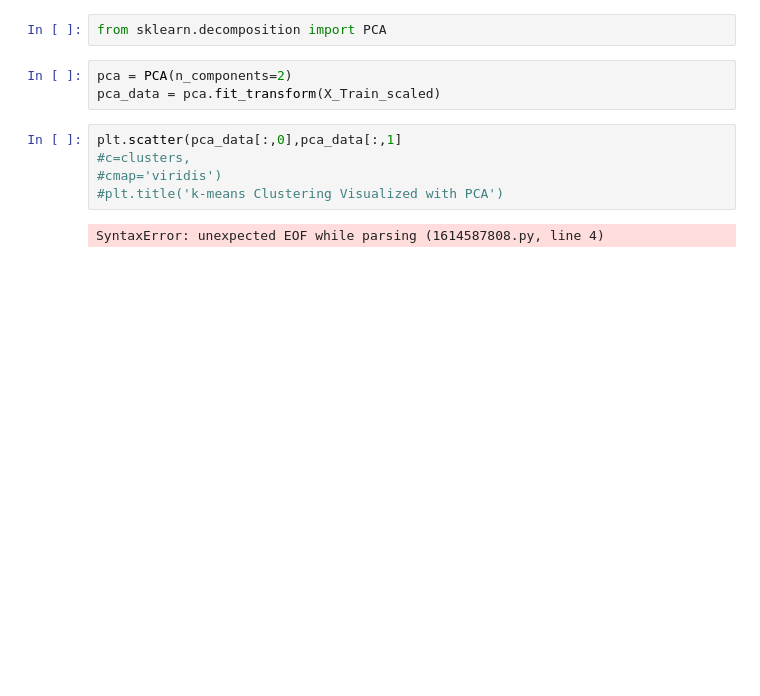
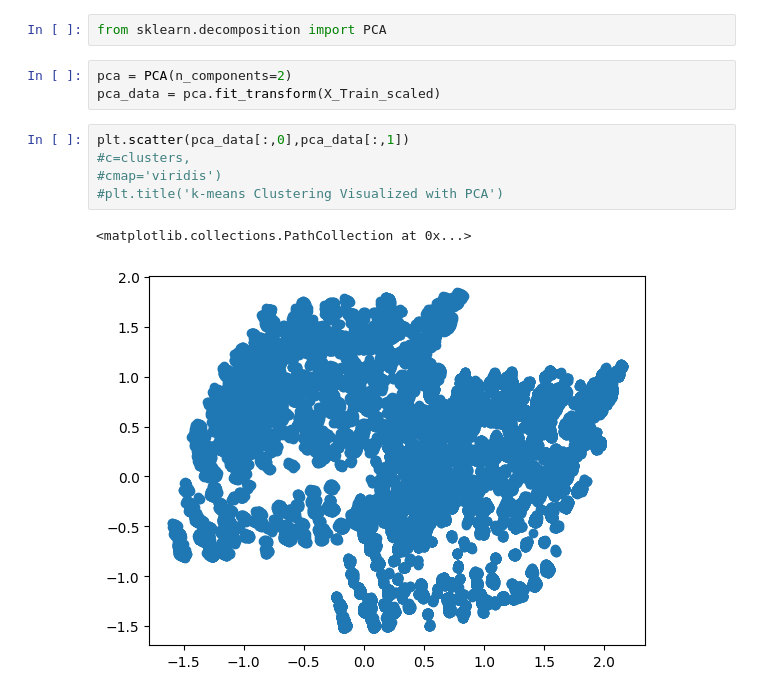
Before and after one commit to Akashdesh0801/My_repo, a Jupyter notebook: python_backup_1.ipynb, the cells around one changed output. Cells and saved outputs as stored; diff of their text form; blank space fills up the shorter version.

```diff
--- a/python_backup_1.ipynb
+++ b/python_backup_1.ipynb
@@ -360,9 +360,10 @@ from sklearn.decomposition import PCA
 pca = PCA(n_components=2)
 pca_data = pca.fit_transform(X_Train_scaled)
 # %%
-plt.scatter(pca_data[:,0],pca_data[:,1]
+plt.scatter(pca_data[:,0],pca_data[:,1])
 #c=clusters,
 #cmap='viridis')
 #plt.title('k-means Clustering Visualized with PCA')
 # %% [output]
-SyntaxError: unexpected EOF while parsing (1614587808.py, line 4)
+<matplotlib.collections.PathCollection at 0x...>
+[figure, added]
```
